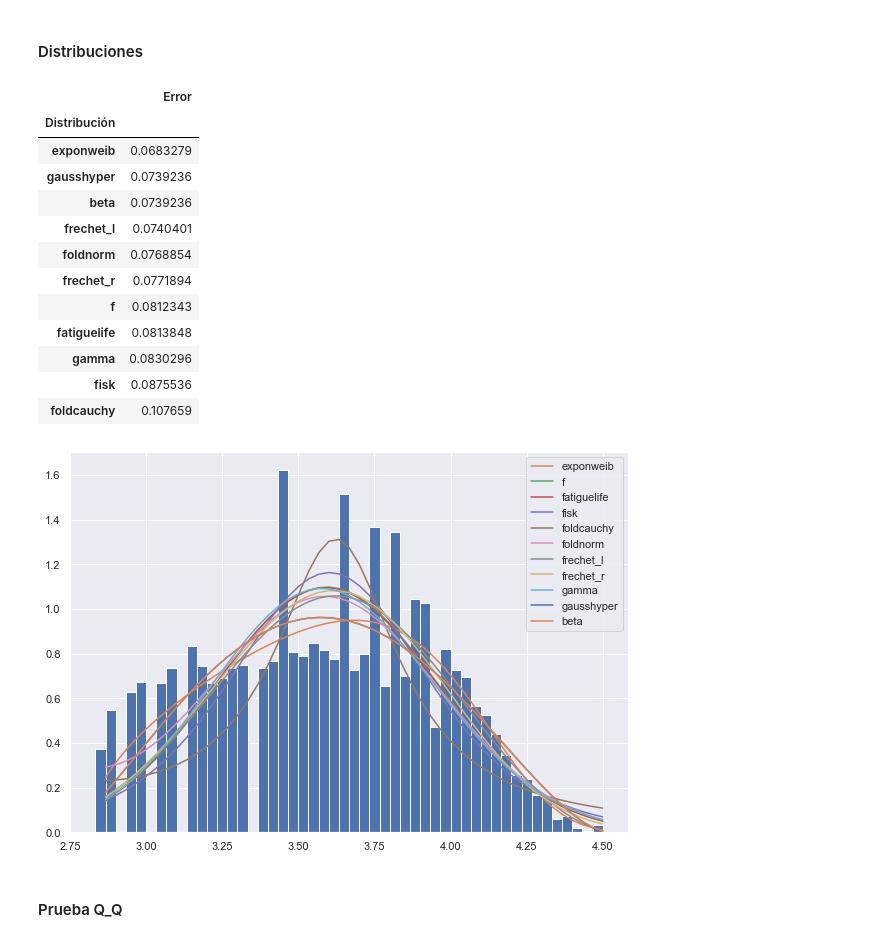
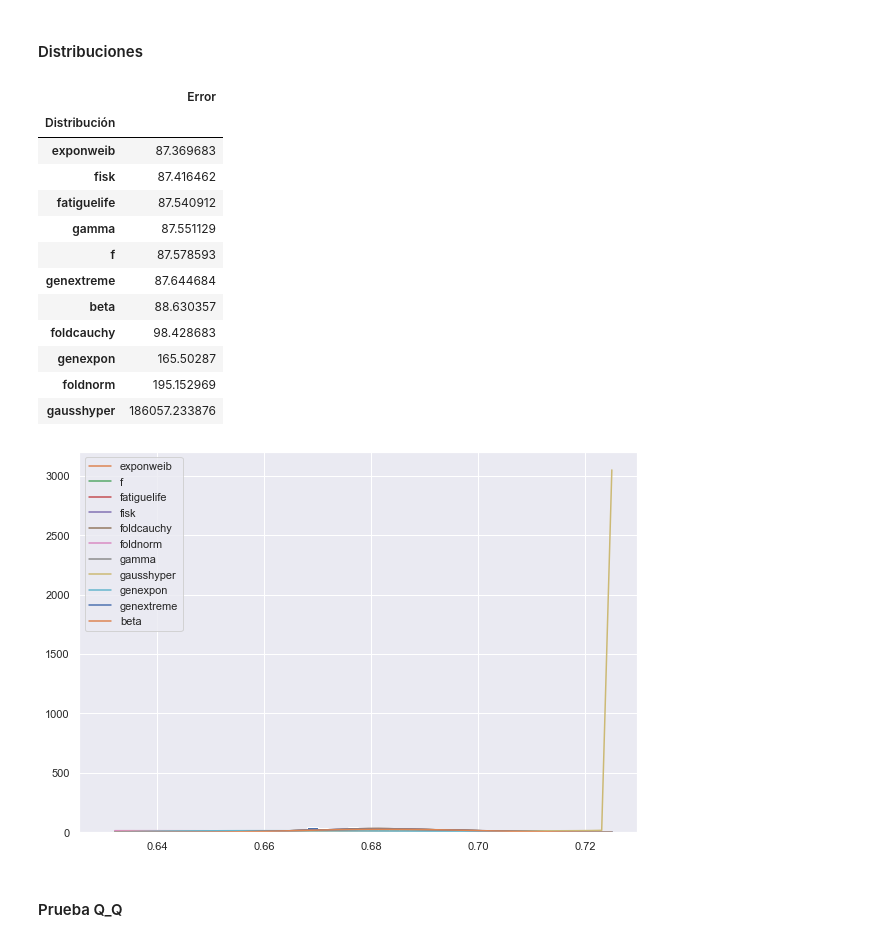
Before and after one commit to Tania-Bell/Proyecto_Modulo1, a Jupyter notebook: Proyecto_BellT_FloresA adult census.ipynb, the cells around one changed output. Saved outputs shown, nothing was run; the diff lists cells and outputs as text; code cells hidden in the pictures.

Commit message:
4 nodos

```diff
--- a/Proyecto_BellT_FloresA adult census.ipynb
+++ b/Proyecto_BellT_FloresA adult census.ipynb
@@ -74,7 +68,7 @@ import warnings
 warnings.filterwarnings("ignore")
 # %%
 # importación de los datos, el archivo está en un csv y se llama adult
-data = pd.read_csv('adult.csv')
-data = data[['age','educational-num','capital-gain','hours-per-week']].head(20001)
+data = pd.read_csv('SolarPrediction.csv')
+#data = data[['age','educational-num','capital-gain','hours-per-week']].head(20001)
 data
 # %% [output]
@@ -277,8 +276,8 @@ def chi_cuadrada(dist:'Distribución Óptima', data:'Nodo', x:'x', y:'y', J1:'Bi
 # %% [markdown]
 #### Box-Plots y Ajuste de datos
 # %%
-edad = np.array(data['age'])
-plt.boxplot(edad,vert=False)
-plt.title('Edad')
+temp = np.array(data['Temperature'])
+plt.boxplot(temp,vert=False)
+plt.title('Temperature')
 plt.show() #mostramos boxplot e identificamos outliers
 # %% [output]
@@ -286,5 +285,5 @@ plt.show() #mostramos boxplot e identificamos outliers
 # %%
-edad = np.log(edad[edad>0])
-edad = edad[~np.isnan(edad)]
-edad #aplicamos una transformación logartmica para ver si mejora la distribución de nuestros datos
+temp = np.log(temp[temp>0])
+temp = temp[~np.isnan(temp)]
+temp #aplicamos una transformación logaritmica para ver si mejora la distribución de nuestros datos
 # %% [output]
@@ -346,22 +344,22 @@ plt.show()
 # %% [markdown]
 #### Distribuciones
 # %%
-distribuciones(edad) # la mejor distribución fue exponweib para el nodo edad
+distribuciones(temp) # la mejor distribución fue exponweib para el nodo temperatura
 # %% [output]
 |  | Error |
 | Distribución |  |
-| exponweib | 0.0683279 |
-| gausshyper | 0.0739236 |
-| beta | 0.0739236 |
-| frechet_l | 0.0740401 |
-| foldnorm | 0.0768854 |
-| frechet_r | 0.0771894 |
-| f | 0.0812343 |
-| fatiguelife | 0.0813848 |
-| gamma | 0.0830296 |
-| fisk | 0.0875536 |
-| foldcauchy | 0.107659 |
+| exponweib | 87.369683 |
+| fisk | 87.416462 |
+| fatiguelife | 87.540912 |
+| gamma | 87.551129 |
+| f | 87.578593 |
+| genextreme | 87.644684 |
+| beta | 88.630357 |
+| foldcauchy | 98.428683 |
+| genexpon | 165.50287 |
+| foldnorm | 195.152969 |
+| gausshyper | 186057.233876 |
-[figure, old version]
+[figure, new version]
 # %% [markdown]
 #### Prueba Q_Q
 # %%
```
Also changed, not shown: parts of 69 cells of this notebook, 1 other file.
